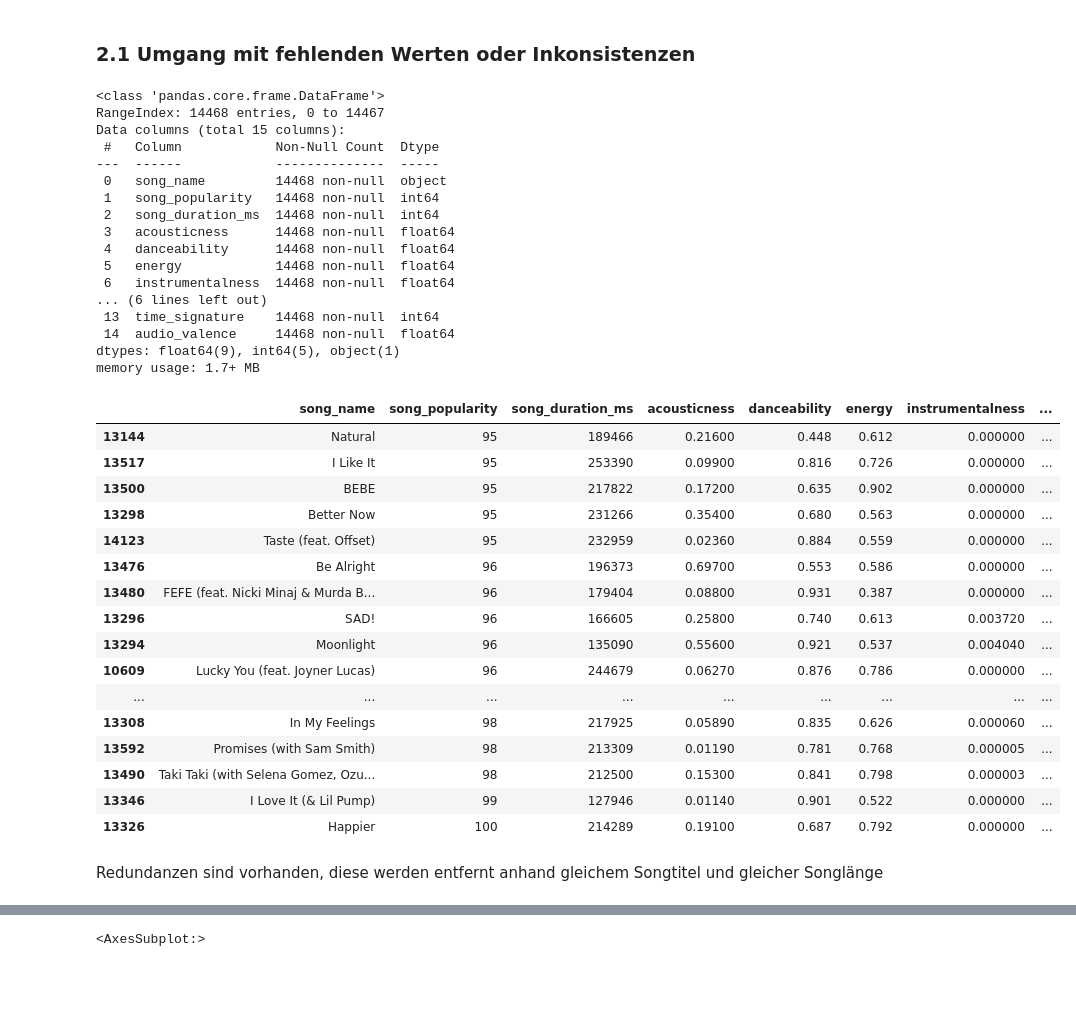
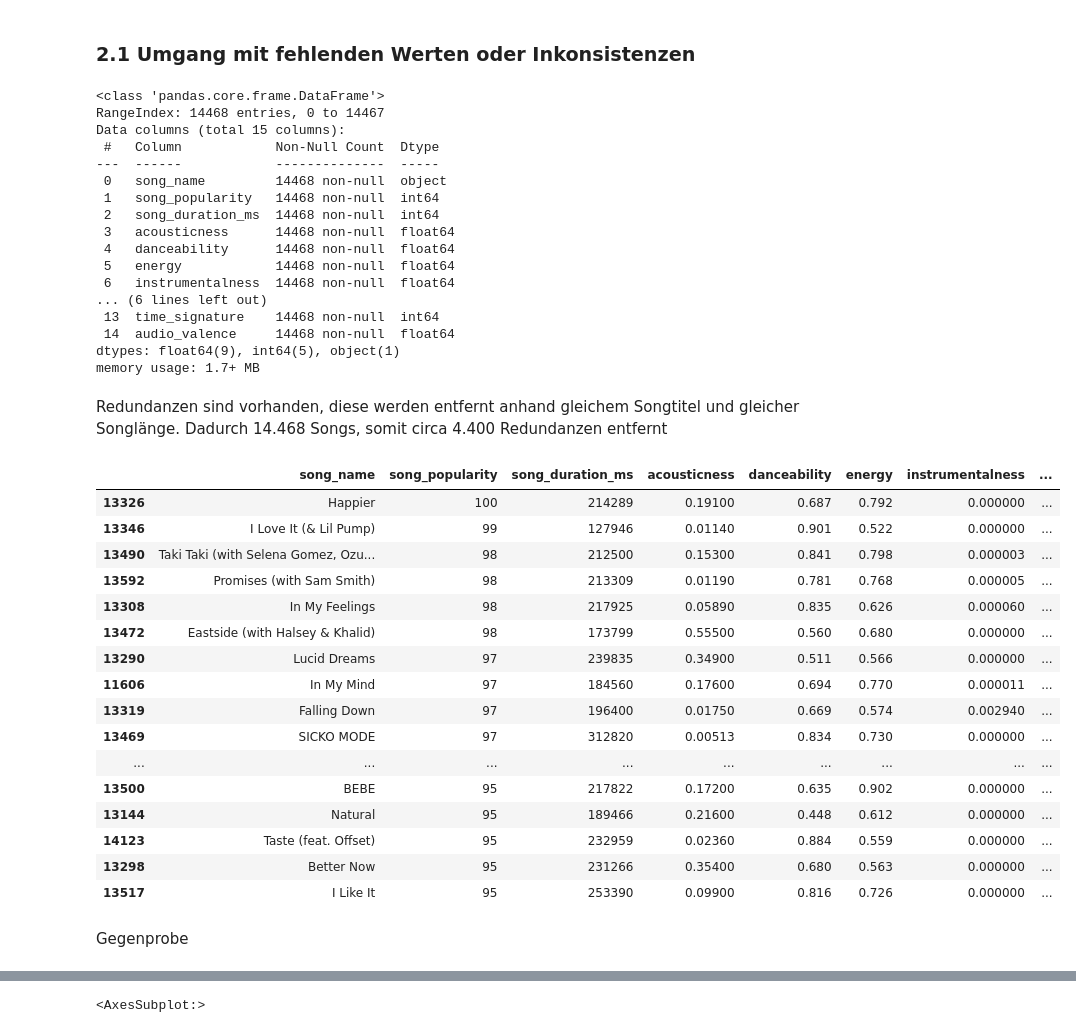
Before and after one commit to dschmtz/Data-Exploration-Project, a Jupyter notebook: project.ipynb, the cells around one changed output, grey strips where cells are left out. Drawn from its saved outputs; the diff is of its cells as text; code cells hidden in the pictures; blank space fills up the shorter version.

```diff
--- a/project.ipynb
+++ b/project.ipynb
@@ -131,7 +116,6 @@ Quelle: https://developer.spotify.com/documentation/web-api/reference/#/operatio
 # %%
 cleared = base_data.drop_duplicates(subset = ["song_name", "song_duration_ms"], keep = "last").reset_index(drop = True)
 cleared.info()
-cleared.sort_values(by=["song_popularity"]).tail(20)
 # %% [output]
 <class 'pandas.core.frame.DataFrame'>
 RangeIndex: 14468 entries, 0 to 14467
@@ -150,22 +134,27 @@ Data columns (total 15 columns):
  14  audio_valence     14468 non-null  float64
 dtypes: float64(9), int64(5), object(1)
 memory usage: 1.7+ MB
-|  | song_name | song_popularity | song_duration_ms | acousticness | danceability | energy | instrumentalness | ... |
-| 13144 | Natural | 95 | 189466 | 0.21600 | 0.448 | 0.612 | 0.000000 | ... |
-| 13517 | I Like It | 95 | 253390 | 0.09900 | 0.816 | 0.726 | 0.000000 | ... |
-| 13500 | BEBE | 95 | 217822 | 0.17200 | 0.635 | 0.902 | 0.000000 | ... |
-| 13298 | Better Now | 95 | 231266 | 0.35400 | 0.680 | 0.563 | 0.000000 | ... |
-| 14123 | Taste (feat. Offset) | 95 | 232959 | 0.02360 | 0.884 | 0.559 | 0.000000 | ... |
-| 13476 | Be Alright | 96 | 196373 | 0.69700 | 0.553 | 0.586 | 0.000000 | ... |
-| 13480 | FEFE (feat. Nicki Minaj & Murda B... | 96 | 179404 | 0.08800 | 0.931 | 0.387 | 0.000000 | ... |
-| 13296 | SAD! | 96 | 166605 | 0.25800 | 0.740 | 0.613 | 0.003720 | ... |
-| 13294 | Moonlight | 96 | 135090 | 0.55600 | 0.921 | 0.537 | 0.004040 | ... |
-| 10609 | Lucky You (feat. Joyner Lucas) | 96 | 244679 | 0.06270 | 0.876 | 0.786 | 0.000000 | ... |
-| ... | ... | ... | ... | ... | ... | ... | ... | ... |
-| 13308 | In My Feelings | 98 | 217925 | 0.05890 | 0.835 | 0.626 | 0.000060 | ... |
-| 13592 | Promises (with Sam Smith) | 98 | 213309 | 0.01190 | 0.781 | 0.768 | 0.000005 | ... |
-| 13490 | Taki Taki (with Selena Gomez, Ozu... | 98 | 212500 | 0.15300 | 0.841 | 0.798 | 0.000003 | ... |
-| 13346 | I Love It (& Lil Pump) | 99 | 127946 | 0.01140 | 0.901 | 0.522 | 0.000000 | ... |
-| 13326 | Happier | 100 | 214289 | 0.19100 | 0.687 | 0.792 | 0.000000 | ... |
 # %% [markdown]
-Redundanzen sind vorhanden, diese werden entfernt anhand gleichem Songtitel und gleicher Songlänge
+Redundanzen sind vorhanden, diese werden entfernt anhand gleichem Songtitel und gleicher Songlänge. Dadurch 14.468 Songs, somit circa 4.400 Redundanzen entfernt
+# %%
+cleared.sort_values(by=["song_popularity"], ascending=False).head(20)
+# %% [output]
+|  | song_name | song_popularity | song_duration_ms | acousticness | danceability | energy | instrumentalness | ... |
+| 13326 | Happier | 100 | 214289 | 0.19100 | 0.687 | 0.792 | 0.000000 | ... |
+| 13346 | I Love It (& Lil Pump) | 99 | 127946 | 0.01140 | 0.901 | 0.522 | 0.000000 | ... |
+| 13490 | Taki Taki (with Selena Gomez, Ozu... | 98 | 212500 | 0.15300 | 0.841 | 0.798 | 0.000003 | ... |
+| 13592 | Promises (with Sam Smith) | 98 | 213309 | 0.01190 | 0.781 | 0.768 | 0.000005 | ... |
+| 13308 | In My Feelings | 98 | 217925 | 0.05890 | 0.835 | 0.626 | 0.000060 | ... |
+| 13472 | Eastside (with Halsey & Khalid) | 98 | 173799 | 0.55500 | 0.560 | 0.680 | 0.000000 | ... |
+| 13290 | Lucid Dreams | 97 | 239835 | 0.34900 | 0.511 | 0.566 | 0.000000 | ... |
+| 11606 | In My Mind | 97 | 184560 | 0.17600 | 0.694 | 0.770 | 0.000011 | ... |
+| 13319 | Falling Down | 97 | 196400 | 0.01750 | 0.669 | 0.574 | 0.002940 | ... |
+| 13469 | SICKO MODE | 97 | 312820 | 0.00513 | 0.834 | 0.730 | 0.000000 | ... |
+| ... | ... | ... | ... | ... | ... | ... | ... | ... |
+| 13500 | BEBE | 95 | 217822 | 0.17200 | 0.635 | 0.902 | 0.000000 | ... |
+| 13144 | Natural | 95 | 189466 | 0.21600 | 0.448 | 0.612 | 0.000000 | ... |
+| 14123 | Taste (feat. Offset) | 95 | 232959 | 0.02360 | 0.884 | 0.559 | 0.000000 | ... |
+| 13298 | Better Now | 95 | 231266 | 0.35400 | 0.680 | 0.563 | 0.000000 | ... |
+| 13517 | I Like It | 95 | 253390 | 0.09900 | 0.816 | 0.726 | 0.000000 | ... |
+# %% [markdown]
+Gegenprobe
```
Also changed, not shown: parts of 34 cells of this notebook, 1 other file.
